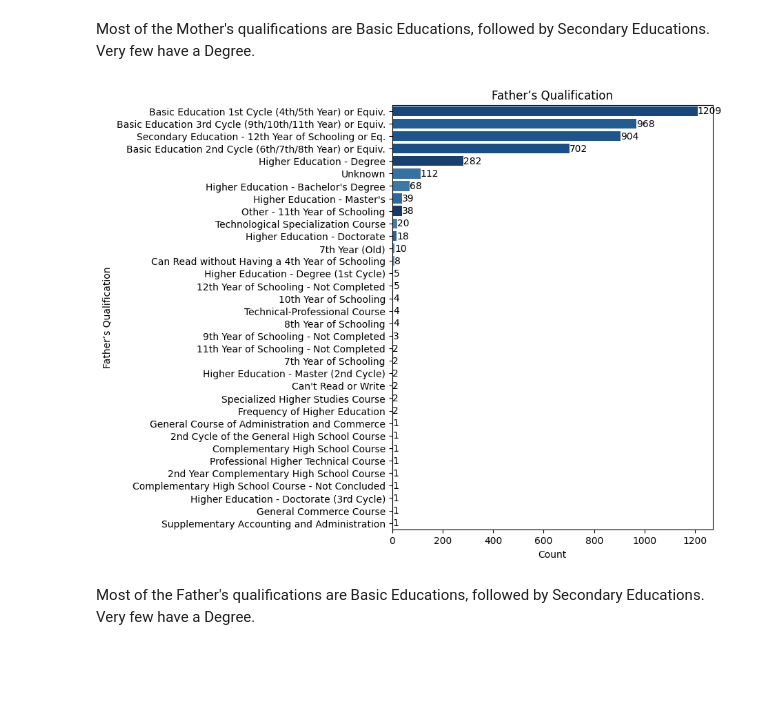
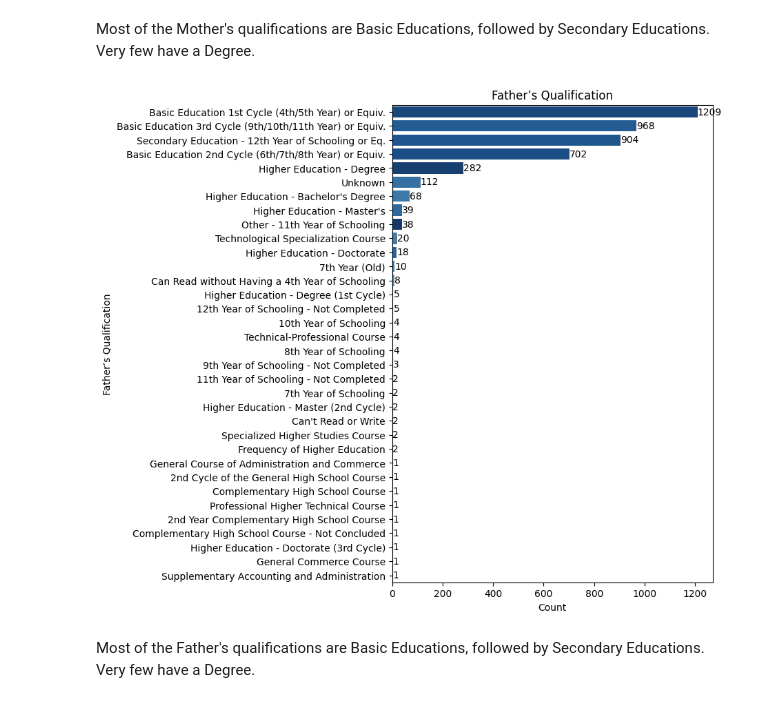
Before and after one commit to manishkr21/CS698Y-assignment2, a Jupyter notebook: assignment2.ipynb, the cells around one changed output. Saved outputs shown, nothing was run; the diff lists cells and outputs as text; code cells hidden in the pictures; blank space fills up the shorter version.

```diff
--- a/assignment2.ipynb
+++ b/assignment2.ipynb
@@ -323,36 +393,37 @@ plt.show()
 Most of the Mother's qualifications are Basic Educations, followed by Secondary Educations. Very few have a Degree.
 # %%
 # Plot for Father’s qualification
-mapped_data = data[["Father's qualification"]].iloc[:,0].astype(int).map(father_qualifications_json)
+mapped_data = data[["Father's qualification"]].iloc[:,0].astype(int).map(father_qualifications_json)    # map integer to string
 
-plt.figure(figsize=(6, 8))
-# Map values
-father_qual = mapped_data
-# Get counts and sort (descending)
-order = father_qual.value_counts(ascending=True).index
+plt.figure(figsize=(6, 9))    # set figure size
+father_qual = mapped_data     # assign to father_qual
+
+order = father_qual.value_counts(ascending=True).index   # get sorted order
 
 sns.countplot(
-    y=father_qual,
+    y=father_qual,              # assign to y-axis
     order=order,                # apply sorted order
     hue=father_qual,            # needed for palette
-    palette="Blues_r",
-    legend=False
+    palette="Blues_r",          # set color palette
+    legend=False                # do not show legend
 )
-plt.title("Father’s Qualification")
-plt.xlabel("Count")
-plt.ylabel("Father’s Qualification")
-# Show exact counts on bars
+plt.title("Father’s Qualification")   # set title
+plt.xlabel("Count")                   # set x-axis label
+plt.ylabel("Father’s Qualification")  # set y-axis label
+
+
 for p in plt.gca().patches:
     plt.text(
-        p.get_width() + 0.3,
-        p.get_y() + p.get_height() / 2,
-        int(p.get_width()),
-        va='center'
+        p.get_width() + 0.3,             # set x position
+        p.get_y() + p.get_height() / 2,  # set y position
+        int(p.get_width()),              # set text to bar width
+        va='center'                      # vertical alignment
     )
-plt.gca().invert_yaxis()
-plt.show()
+
+plt.gca().invert_yaxis()    # invert y-axis to have the highest count on top
+plt.show()                  # show plot
 # %% [output]
-[figure, old version]
+[figure, new version]
 # %% [markdown]
 Most of the Father's qualifications are Basic Educations, followed by Secondary Educations. Very few have a Degree.
 # %%
```
Also changed, not shown: parts of 118 cells of this notebook.
